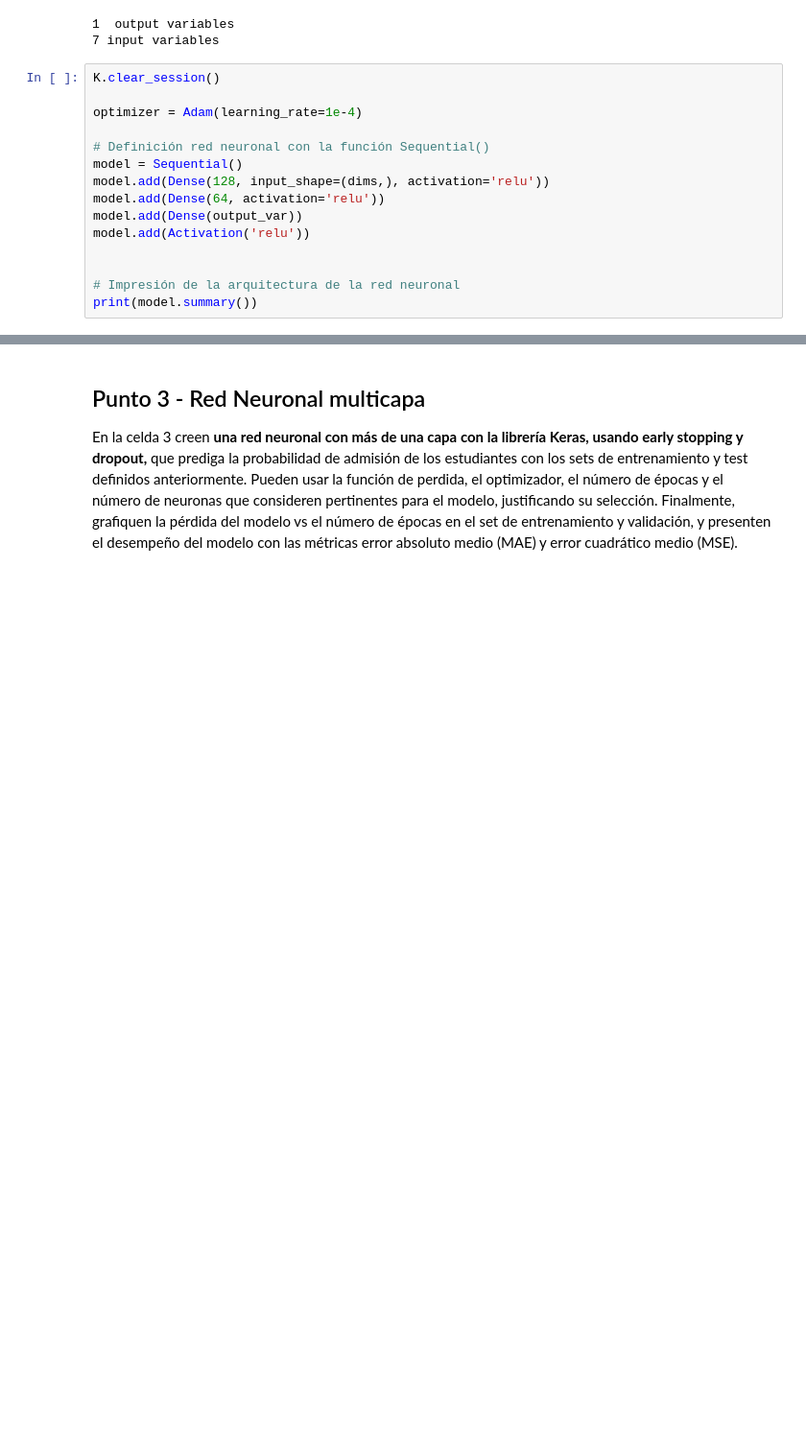
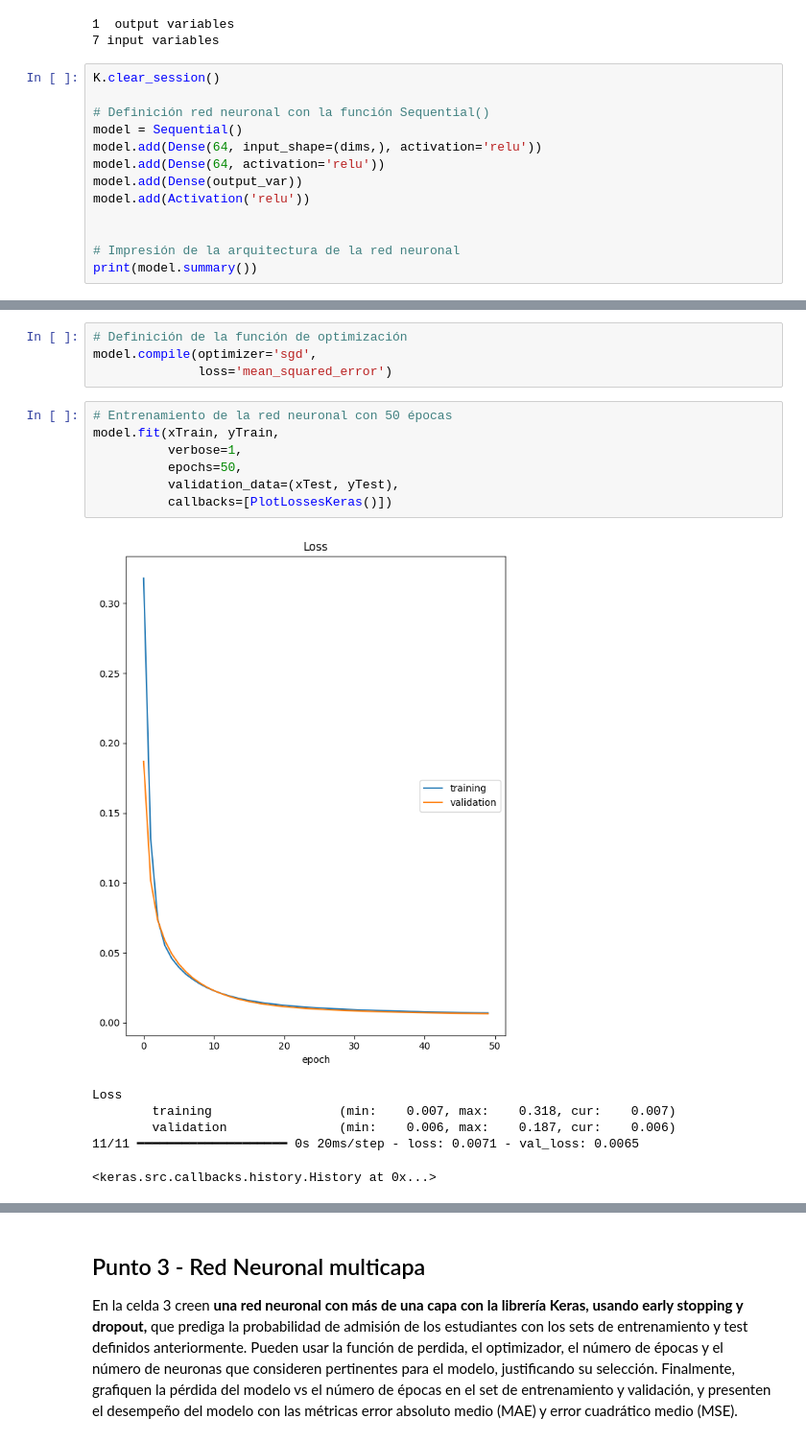
Before and after one commit to DanielEMontero/ML_PLN_GRUPO_02, a Jupyter notebook: Semana 6/S6TC1-Redes_Neuronales.ipynb, the cells around one changed output, grey strips where cells are left out. Shown at 96% size. Drawn from its saved outputs; the diff is of its cells as text; blank space fills up the shorter version.

```diff
--- a/Semana 6/S6TC1-Redes_Neuronales.ipynb
+++ b/Semana 6/S6TC1-Redes_Neuronales.ipynb
@@ -162,11 +162,9 @@ print(dims, 'input variables')
 # %%
 K.clear_session()
 
-optimizer = Adam(learning_rate=1e-4)
-
 # Definición red neuronal con la función Sequential()
 model = Sequential()
-model.add(Dense(128, input_shape=(dims,), activation='relu'))
+model.add(Dense(64, input_shape=(dims,), activation='relu'))
 model.add(Dense(64, activation='relu'))
 model.add(Dense(output_var))
 model.add(Activation('relu'))
@@ -192,2 +190,20 @@ Model: "sequential"
  Non-trainable params: 0 (0.00 B)
 None
+# %%
+# Definición de la función de optimización
+model.compile(optimizer='sgd',
+              loss='mean_squared_error')
+# %%
+# Entrenamiento de la red neuronal con 50 épocas
+model.fit(xTrain, yTrain,
+          verbose=1,
+          epochs=50,
+          validation_data=(xTest, yTest),
+          callbacks=[PlotLossesKeras()])
+# %% [output]
+[figure, added]
+Loss
+        training                 (min:    0.007, max:    0.318, cur:    0.007)
+        validation               (min:    0.006, max:    0.187, cur:    0.006)
+11/11 ━━━━━━━━━━━━━━━━━━━━ 0s 20ms/step - loss: 0.0071 - val_loss: 0.0065
+<keras.src.callbacks.history.History at 0x...>
```
Also changed, not shown: parts of 3 cells of this notebook.
